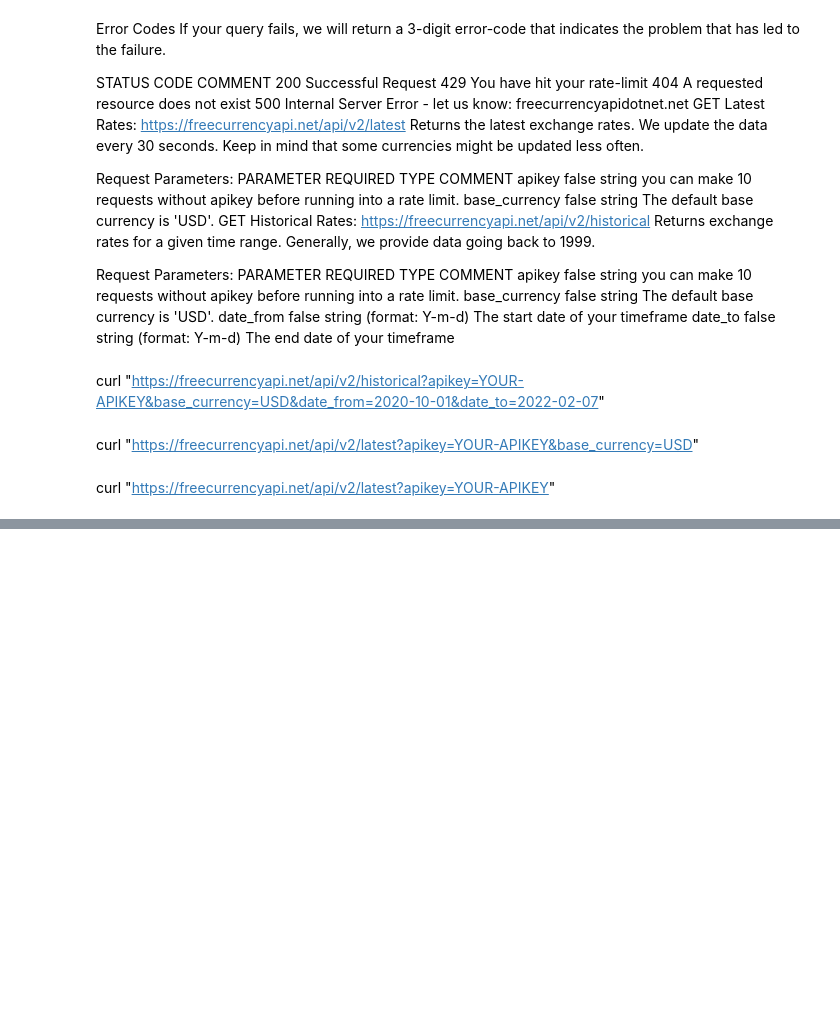
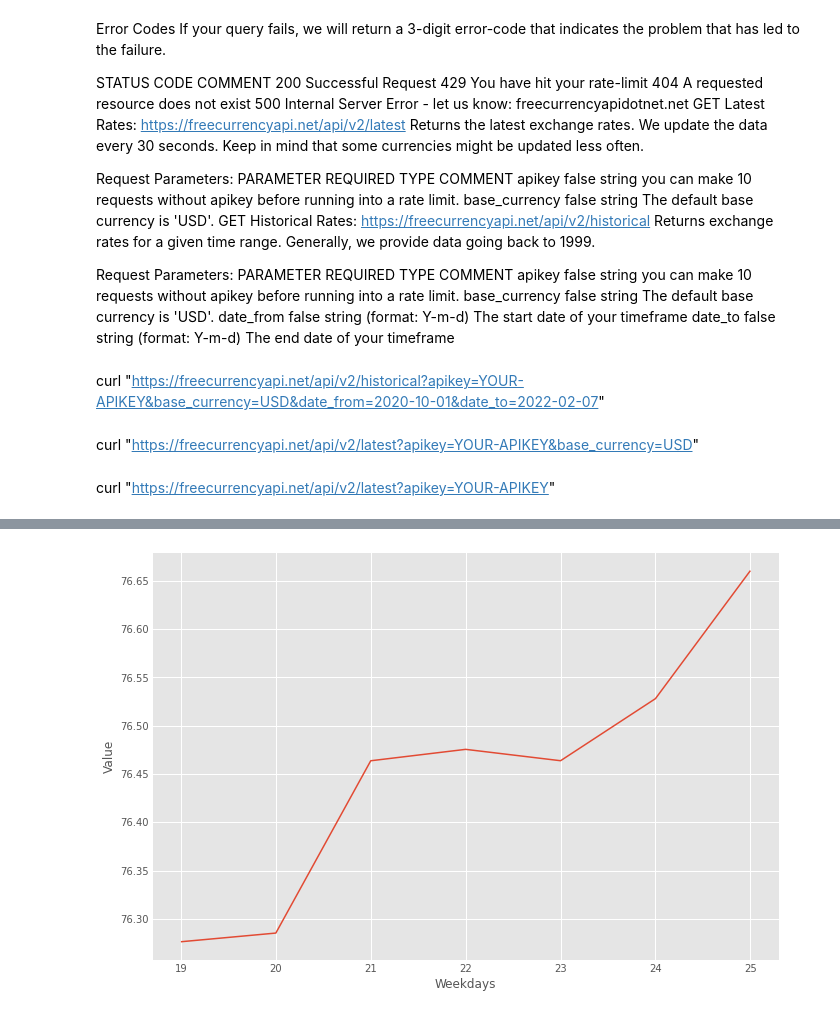
Before and after one commit to KrishnarajT/Currency-Converter, a Jupyter notebook: Currency_Exchange_API.ipynb, the cells around one changed output, grey strips where cells are left out. Cells and saved outputs as stored; diff of their text form; code cells hidden in the pictures; blank space fills up the shorter version.

```diff
--- a/Currency_Exchange_API.ipynb
+++ b/Currency_Exchange_API.ipynb
@@ -84,0 +418,9 @@ curl "https://freecurrencyapi.net/api/v2/latest?apikey=YOUR-APIKEY"
+# %%
+plt.style.use('ggplot')
+plt.figure(figsize = (10, 7))
+plt.xlabel('Weekdays')
+plt.ylabel('Value')
+plt.plot(weekly_date, weekly_data, linewidth = 1.5)
+plt.savefig('sth.png', dpi=300)
+# %% [output]
+[figure, added]
```
Also changed, not shown: parts of 45 cells of this notebook, 15 other files.
